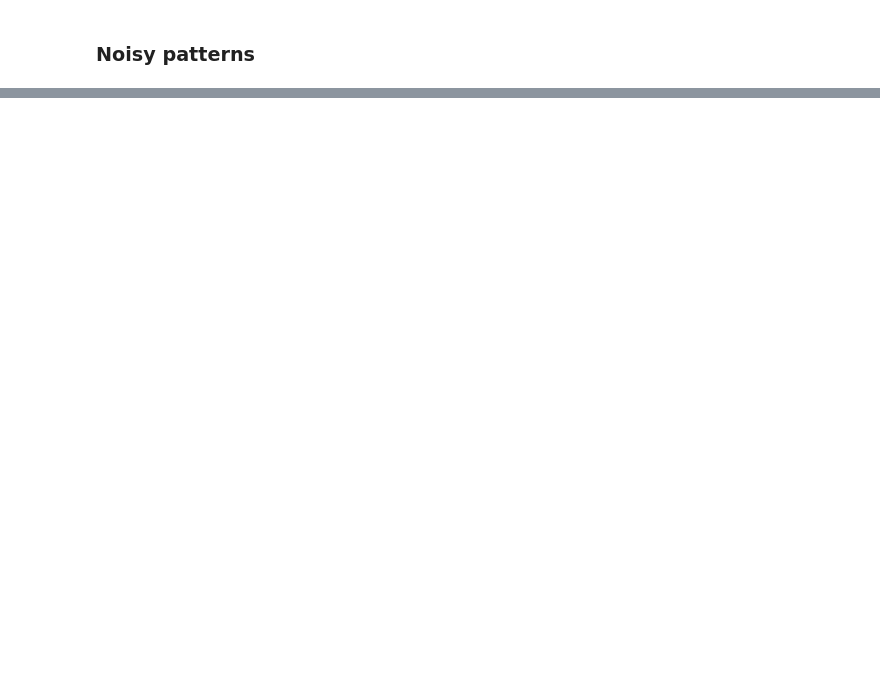
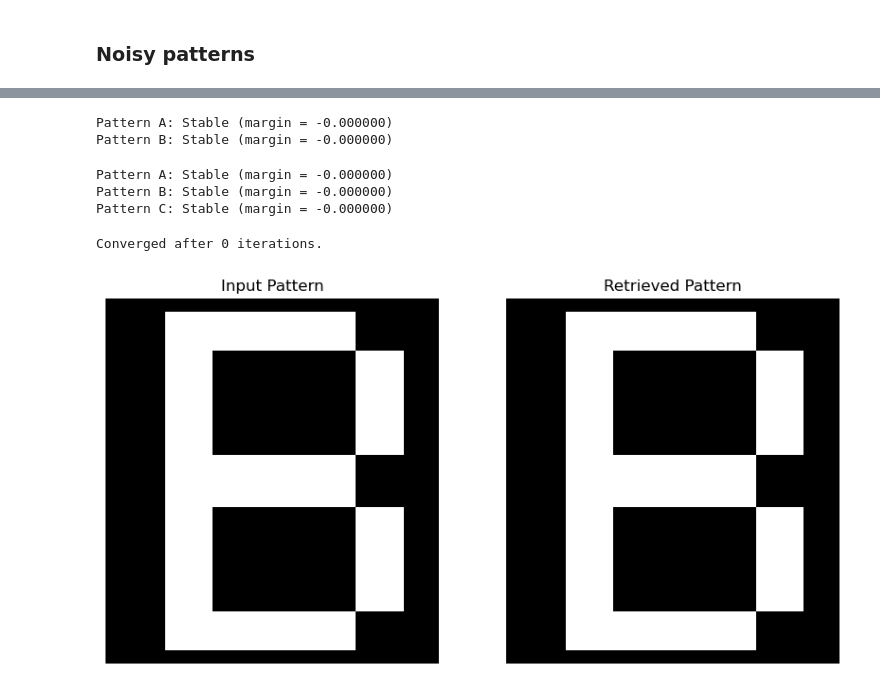
Before and after one commit to LLapsus/hopmemo, a Jupyter notebook: hopfield_demo.ipynb, the cells around one changed output, grey strips where cells are left out. Drawn from its saved outputs; the diff is of its cells as text; code cells hidden in the pictures; blank space fills up the shorter version.

```diff
--- a/hopfield_demo.ipynb
+++ b/hopfield_demo.ipynb
@@ -130,0 +159,40 @@ Converged after 1 iterations.
+# %%
+hopfield_net.memorize(Patterns[1:2], labels=y[1:2])
+
+# Check stability of stored patterns
+stability = hopfield_net.check_stability()
+for label, margin in stability.items():
+    status = "Stable" if margin >= 0 else "Unstable"
+    print(f"Pattern {label}: {status} (margin = {margin:.6f})")
+# %% [output]
+Pattern A: Stable (margin = -0.000000)
+Pattern B: Stable (margin = -0.000000)
+# %%
+hopfield_net.memorize(Patterns[2:3], labels=y[2:3])
+
+# Check stability of stored patterns
+stability = hopfield_net.check_stability()
+for label, margin in stability.items():
+    status = "Stable" if margin >= 0 else "Unstable"
+    print(f"Pattern {label}: {status} (margin = {margin:.6f})")
+# %% [output]
+Pattern A: Stable (margin = -0.000000)
+Pattern B: Stable (margin = -0.000000)
+Pattern C: Stable (margin = -0.000000)
+# %%
+inp = hopfield_net.memories[1].copy()
+out = hopfield_net.retrieve(inp, max_iterations=1000)
+
+fig, axs = plt.subplots(1, 2, figsize=(10, 5))
+sns.heatmap(inp.reshape(28,28), cmap='gray', cbar=False, ax=axs[0])
+sns.heatmap(out.reshape(28,28), cmap='gray', cbar=False, ax=axs[1])
+axs[0].set_title("Input Pattern")
+axs[1].set_title("Retrieved Pattern")
+
+for i in range(2):
+    axs[i].set_xticks([])
+    axs[i].set_yticks([])
+plt.show()
+# %% [output]
+Converged after 0 iterations.
+[figure, added]
```
Also changed, not shown: parts of 13 cells of this notebook, 2 other files.
